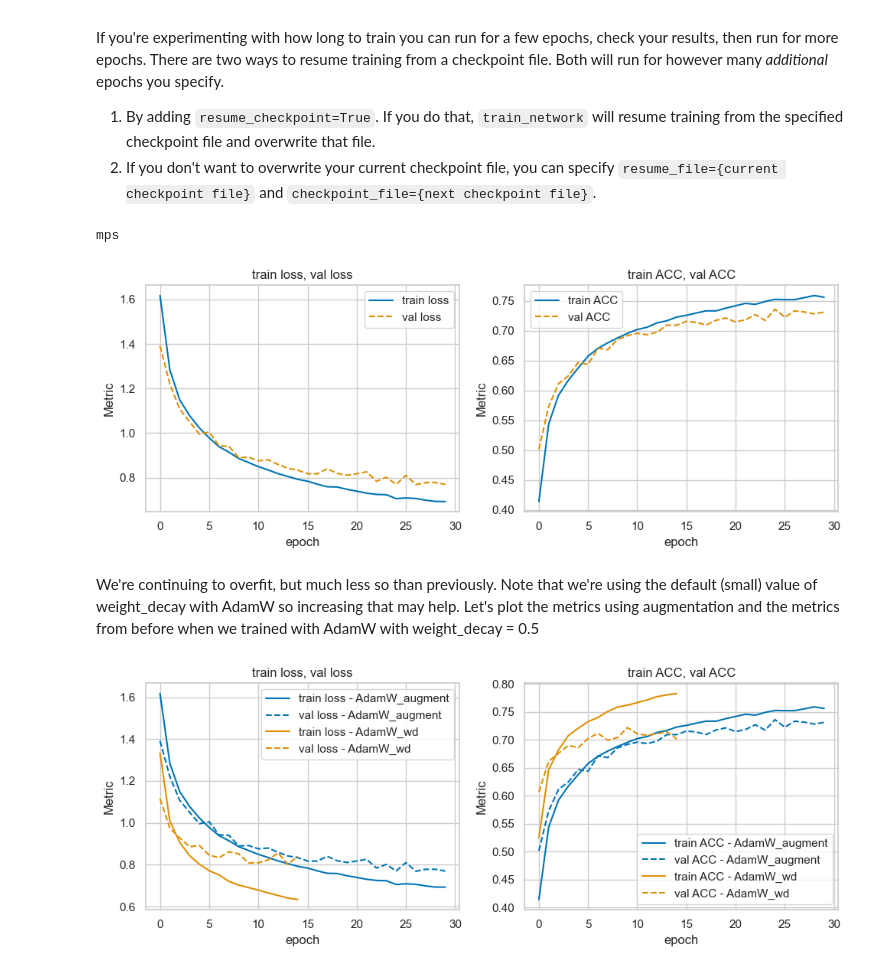
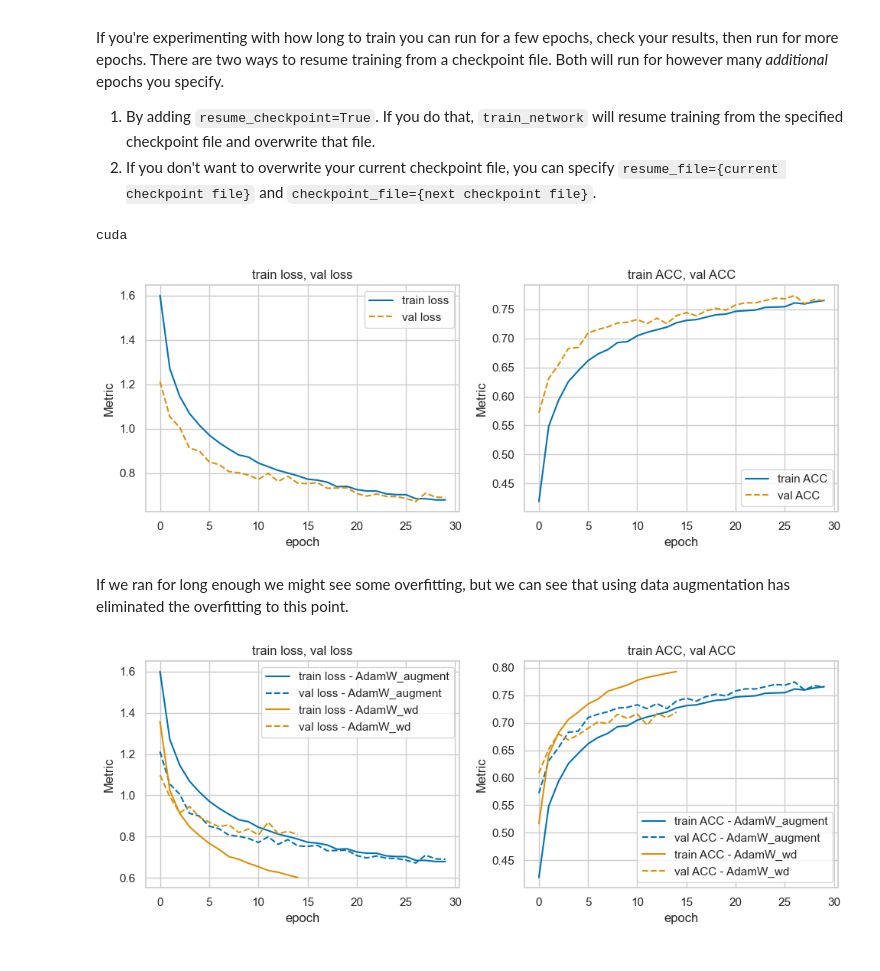
Before and after one commit to nkoranda97/DS776, a Jupyter notebook: Lesson_03_Better_Training/L03_3_Augmentation_with_CIFAR10.ipynb, the cells around one changed output. Cells and saved outputs as stored; diff of their text form; code cells hidden in the pictures.

Commit message:
remove models and add environment vars

```diff
--- a/Lesson_03_Better_Training/L03_3_Augmentation_with_CIFAR10.ipynb
+++ b/Lesson_03_Better_Training/L03_3_Augmentation_with_CIFAR10.ipynb
@@ -33,0 +5,33 @@ data_dir = '../../data'
+# %%
+# imports and configuration
+
+# uncomment to use a custom environment file
+# from dotenv import load_dotenv
+# load_dotenv('../main.env')
+
+import os
+from pathlib import Path
+
+MODELS_PATH = Path(os.getenv('MODELS_PATH'))
+DATA_PATH = Path(os.getenv('DATA_PATH'))
+TORCH_HOME = Path(os.getenv('TORCH_HOME'))
+
+print(f'{MODELS_PATH=}')
+print(f'{DATA_PATH=}')
+print(f'{TORCH_HOME=}')
+
+import matplotlib.pyplot as plt
+import random
+
+import torch
+import torch.nn as nn
+import torch.optim as optim
+import torchvision.transforms.v2 as transforms
+import torchvision.utils as vutils
+from torchvision.datasets import CIFAR10
+
+from introdl.utils import get_device, load_results, create_CIFAR10_loaders
+from introdl.idlmam import train_network
+from introdl.visul import plot_training_metrics
+
+from sklearn.metrics import accuracy_score
@@ -210,7 +230,7 @@ optimizer = optim.AdamW(model.parameters())  # default lr=0.001, weight_decay=0.
 device = get_device()
 print(device)
 
-ckpt_file = 'models/model_CIFAR10_AdamW_augment.pt'
+ckpt_file = MODELS_PATH / 'L03_CIFAR10_SimpleCNN_AdamW_augment.pt'
 epochs = 30
 
 score_funcs = {'ACC':accuracy_score}
@@ -225,25 +245,25 @@ train_network(model,
     score_funcs = {'ACC':accuracy_score},
     checkpoint_file = ckpt_file);
 # %% [output]
-mps
+cuda
 # %%
-ckpt_file = 'models/model_CIFAR10_AdamW_augment.pt'
+ckpt_file = MODELS_PATH / 'L03_CIFAR10_SimpleCNN_AdamW_augment.pt'
 AdamW_augment = load_results(ckpt_file)
 
 plot_training_metrics(AdamW_augment, [['train loss', 'val loss'], ['train ACC', 'val ACC']])
 # %% [output]
-[figure, old version]
+[figure, new version]
-# %% [markdown]
-We're continuing to overfit, but much less so than previously.  Note that we're using the default (small) value of weight_decay with AdamW so increasing that may help.  Let's plot the metrics using augmentation and the metrics from before when we trained with AdamW with weight_decay = 0.5
+# %% [markdown]
+If we ran for long enough we might see some overfitting, but we can see that using data augmentation has eliminated the overfitting to this point.
 # %%
-ckpt_file = 'models/model_CIFAR10_AdamW_augment.pt'
+ckpt_file = MODELS_PATH / 'L03_CIFAR10_SimpleCNN_AdamW_augment.pt'
 AdamW_augment = load_results(ckpt_file)
 
-ckpt_file = 'models/model_CIFAR10_AdamW_wd.pt'
+ckpt_file = MODELS_PATH / 'L03_CIFAR10_SimpleCNN_AdamW_wd.pt'
 AdamW_wd = load_results(ckpt_file)
 
 plot_training_metrics([AdamW_augment,AdamW_wd],
                       [['train loss', 'val loss'], ['train ACC', 'val ACC']],
                       df_labels=['AdamW_augment', 'AdamW_wd'])
 # %% [output]
-[figure, old version]
+[figure, new version]
```
Also changed, not shown: parts of 9 cells of this notebook, 29 other files.
